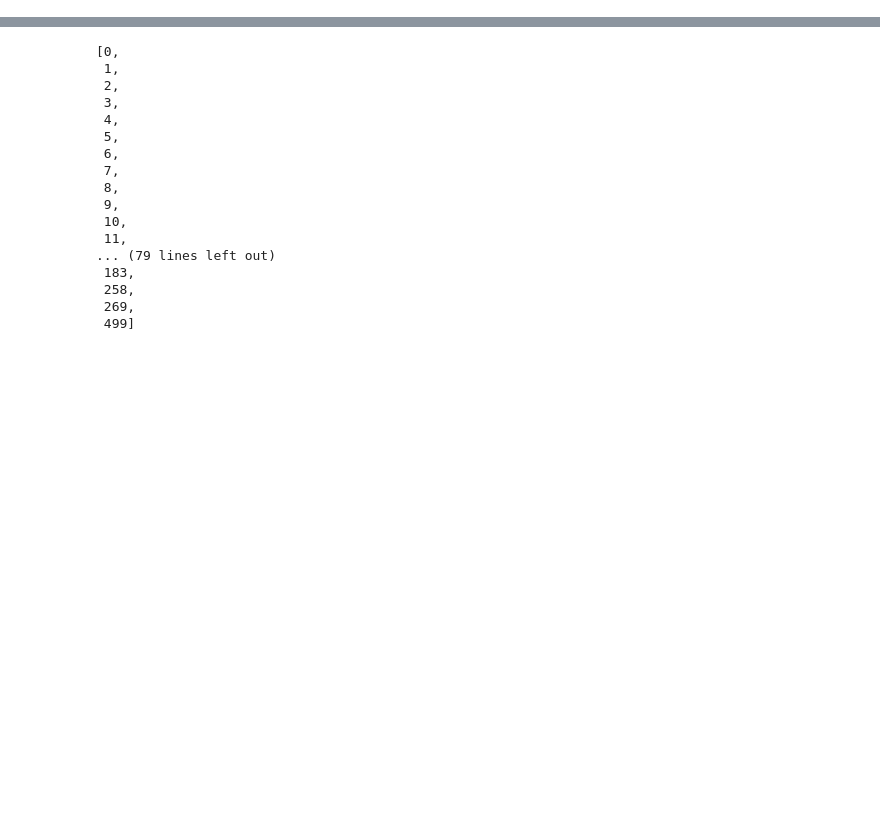
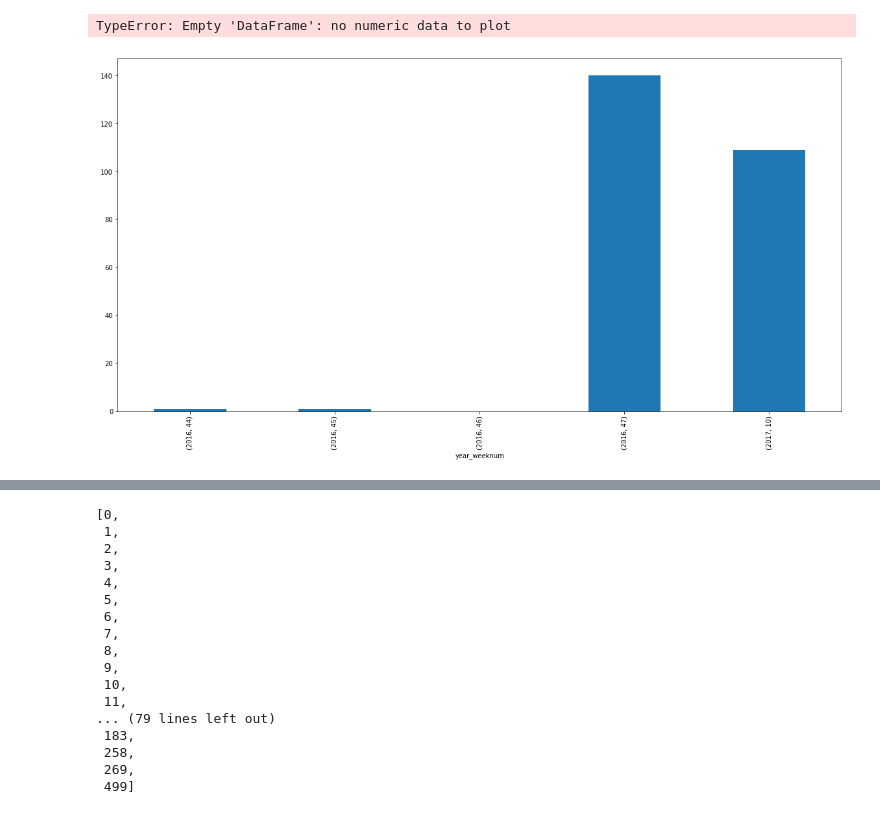
Before and after one commit to RobertJohnston/IMAM, a Jupyter notebook: Stock Report.ipynb, the cells around one changed output, grey strips where cells are left out. Saved outputs shown, nothing was run; the diff lists cells and outputs as text; code cells hidden in the pictures; blank space fills up the shorter version.

```diff
--- a/Stock Report.ipynb
+++ b/Stock Report.ipynb
@@ -115,0 +192,13 @@ array(['17', '33', '35', '20', '16', '36', '2', '8', '21', '19', '18', '5',
+# %%
+# LGA level stocks must use LGA stock df
+
+# Calculate median stock use over time.
+stock_by_week = df.query('state_num==2')['rutf_bal_carton'].groupby(df['year_weeknum'])\
+        .sum().plot(kind = 'bar', figsize=(20,10))
+# %% [output]
+TypeError: Empty 'DataFrame': no numeric data to plot
+# %%
+# For site level queries
+stock_by_week = df.query('siteid==211110029 & type=="OTP"')['rutf_bal_carton'].groupby(df['year_weeknum']).sum().plot(kind = 'bar', figsize=(20,10))
+# %% [output]
+[figure, added]
```
Also changed, not shown: parts of 28 cells of this notebook.
